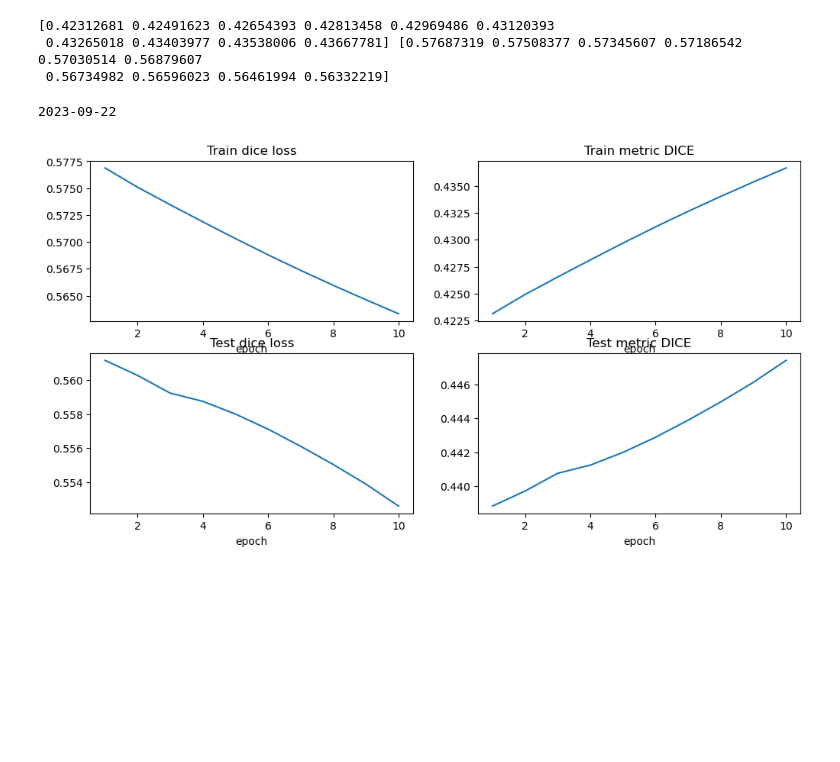
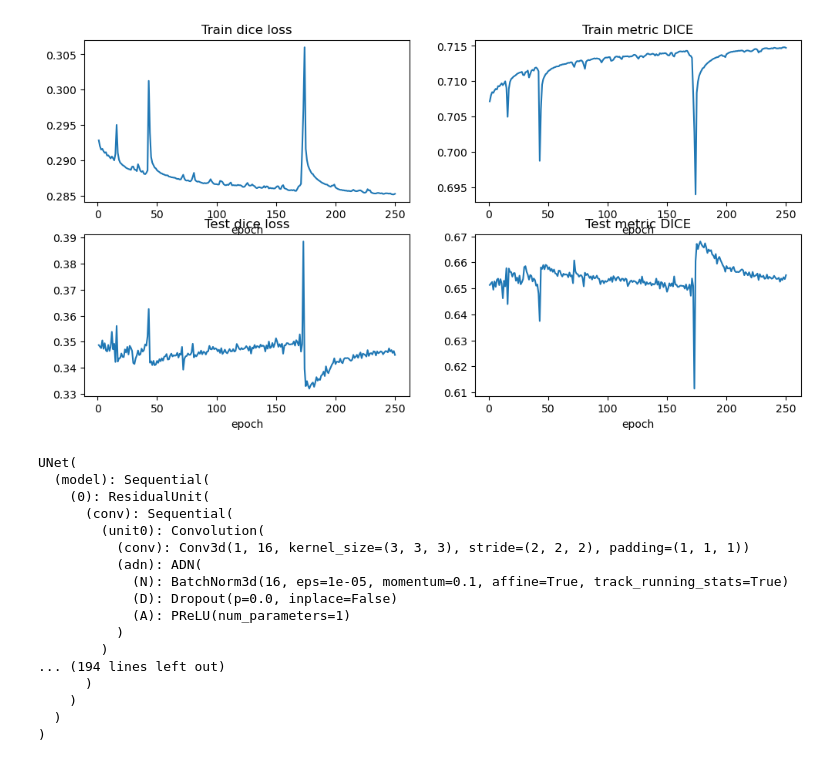
Before and after one commit to AdrianGraumnitz/Liver-Segmentation-with-Monai, a Jupyter notebook: test.ipynb, the cells around one changed output. Saved outputs shown, nothing was run; the diff lists cells and outputs as text; code cells hidden in the pictures; blank space fills up the shorter version.

```diff
--- a/test.ipynb
+++ b/test.ipynb
@@ -34,48 +35,37 @@ train_loss = np.load(os.path.join(model_dir, 'loss_train.npy'))
 train_metric = np.load(os.path.join(model_dir, 'metric_train.npy'))
 test_loss = np.load(os.path.join(model_dir, 'loss_test.npy'))
 test_metric = np.load(os.path.join(model_dir, 'metric_test.npy'))
-
-print(train_metric, train_loss)
-# %% [output]
-[0.42312681 0.42491623 0.42654393 0.42813458 0.42969486 0.43120393
- 0.43265018 0.43403977 0.43538006 0.43667781] [0.57687319 0.57508377 0.57345607 0.57186542 0.57030514 0.56879607
- 0.56734982 0.56596023 0.56461994 0.56332219]
-# %%
-from datetime import date
-time = date.today()
-# %% [output]
-2023-09-22
 # %%
-plt.figure(f'Results of {time}', (12, 6))
+plt.figure("Results 25 june", (12, 6))
 plt.subplot(2, 2, 1)
-plt.title('Train dice loss')
+plt.title("Train dice loss")
 x = [i + 1 for i in range(len(train_loss))]
 y = train_loss
-plt.xlabel('epoch')
+plt.xlabel("epoch")
 plt.plot(x, y)
 
 plt.subplot(2, 2, 2)
-plt.title('Train metric DICE')
+plt.title("Train metric DICE")
 x = [i + 1 for i in range(len(train_metric))]
 y = train_metric
-plt.xlabel('epoch')
+plt.xlabel("epoch")
 plt.plot(x, y)
 
 plt.subplot(2, 2, 3)
-plt.title('Test dice loss')
+plt.title("Test dice loss")
 x = [i + 1 for i in range(len(test_loss))]
 y = test_loss
-plt.xlabel('epoch')
+plt.xlabel("epoch")
 plt.plot(x, y)
 
 plt.subplot(2, 2, 4)
-plt.title('Test metric DICE')
+plt.title("Test metric DICE")
 x = [i + 1 for i in range(len(test_metric))]
 y = test_metric
-plt.xlabel('epoch')
+plt.xlabel("epoch")
 plt.plot(x, y)
 
 plt.show()
 # %% [output]
-[figure, old version]
+[figure, new version]
 # %%
@@ -117,5 +99,24 @@ model = UNet(
 # %%
-model.load_state_dict(torch.load(os.path.join(model_dir, 'best_metric_model.pth')))
-model.test()
+model.load_state_dict(torch.load(
+    os.path.join(in_dir,'results', "best_metric_model.pth"), map_location=torch.device('cuda' if torch.cuda.is_available() else 'cpu'))) #pfad wieder aktualiesieren
+model.eval()
+# %% [output]
+UNet(
+  (model): Sequential(
+    (0): ResidualUnit(
+      (conv): Sequential(
+        (unit0): Convolution(
+          (conv): Conv3d(1, 16, kernel_size=(3, 3, 3), stride=(2, 2, 2), padding=(1, 1, 1))
+          (adn): ADN(
+            (N): BatchNorm3d(16, eps=1e-05, momentum=0.1, affine=True, track_running_stats=True)
+            (D): Dropout(p=0.0, inplace=False)
+            (A): PReLU(num_parameters=1)
+          )
+        )
+... (194 lines left out)
+      )
+    )
+  )
+)
 # %%
 sw_batch_size = 4
```
Also changed, not shown: parts of 7 cells of this notebook, 3 other files.
